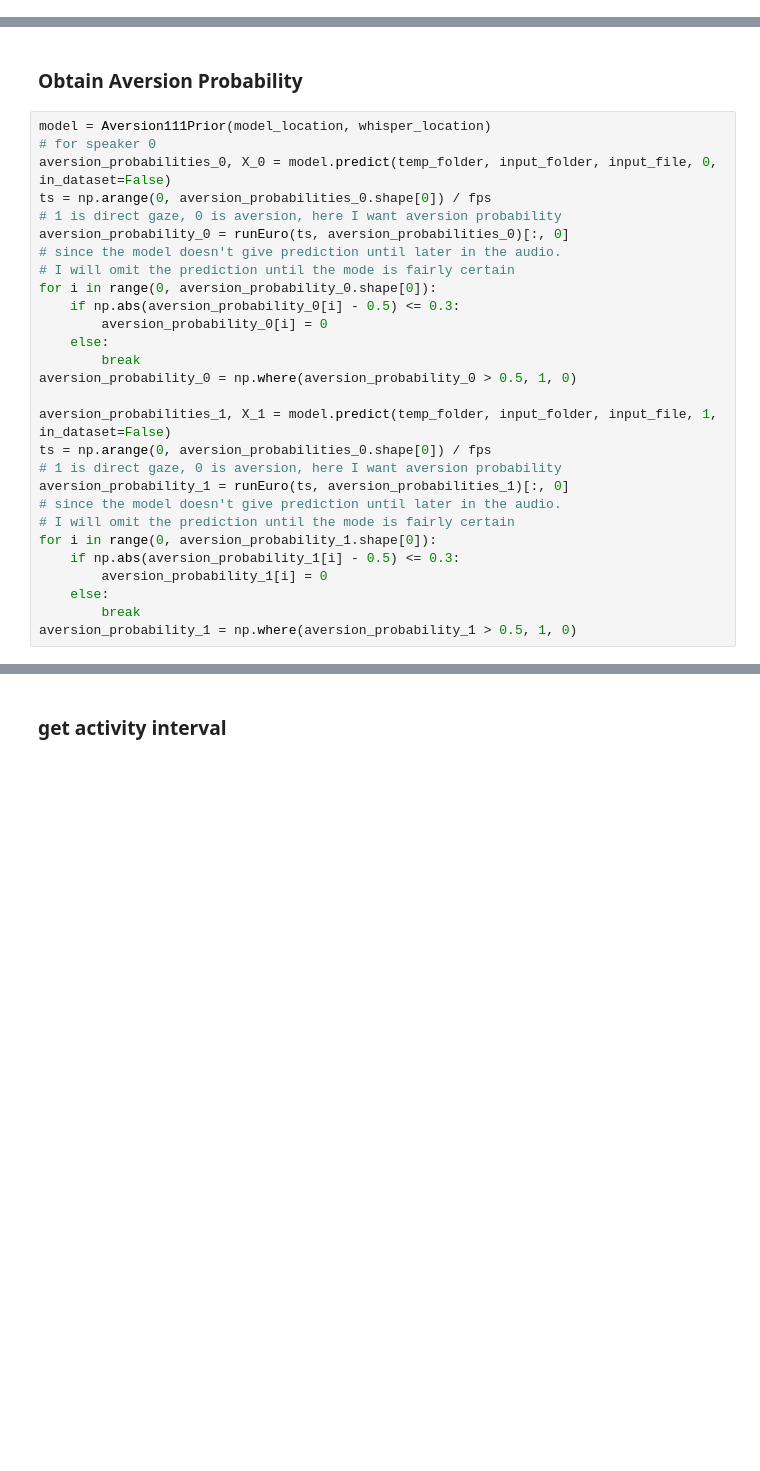
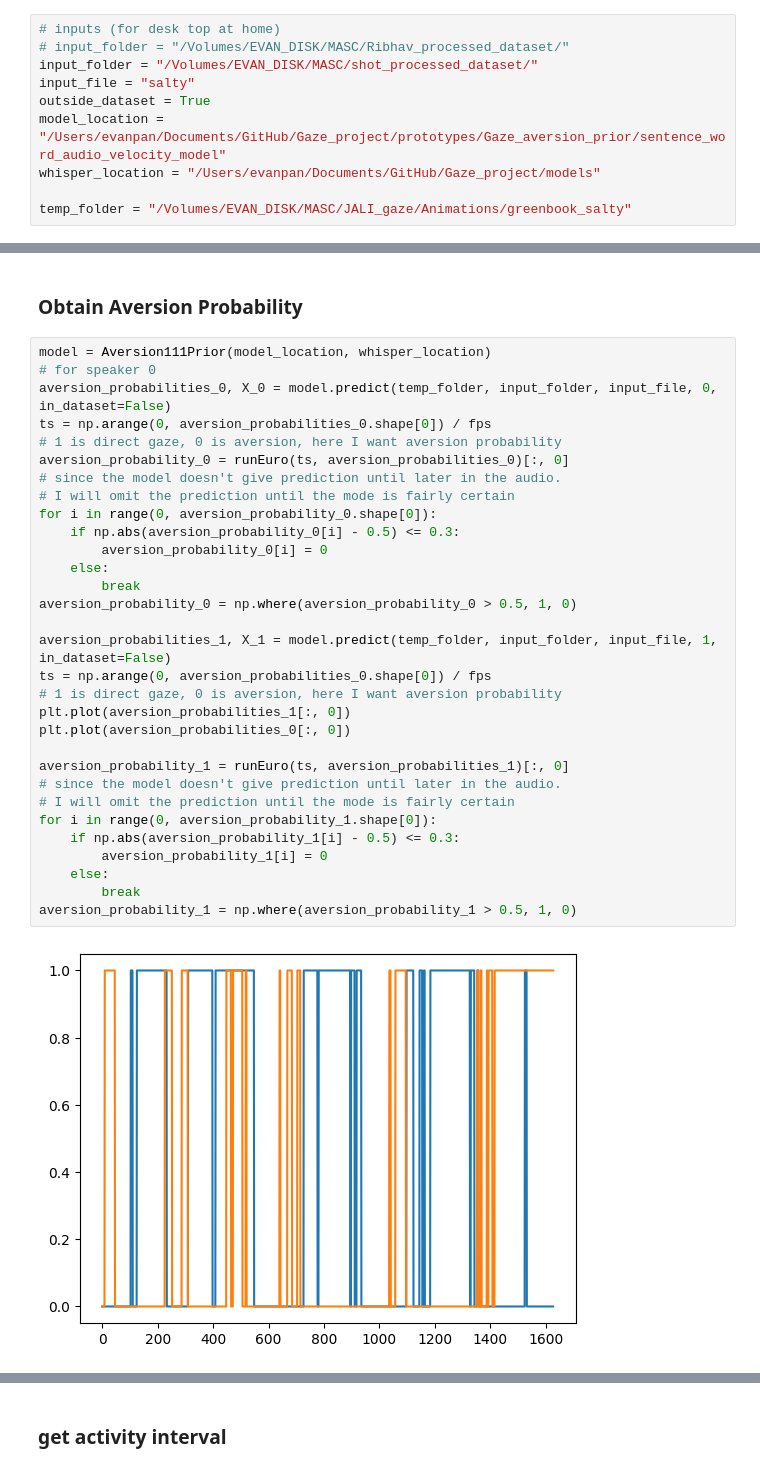
Before and after one commit to EvanSamaa/Gaze_project, a Jupyter notebook: gaze_framework_Iterative.ipynb, the cells around one changed output, grey strips where cells are left out. Cells and saved outputs as stored; diff of their text form; blank space fills up the shorter version.

```diff
--- a/gaze_framework_Iterative.ipynb
+++ b/gaze_framework_Iterative.ipynb
@@ -93,6 +98,16 @@ outside_dataset = True
 model_location = "C:/Users/evansamaa/Documents/GitHub/Gaze_project/prototypes/Gaze_aversion_prior/sentence_word_audio_velocity_model"
 whisper_location = "C:/Users/evansamaa/Documents/GitHub/Gaze_project/models"
 temp_folder = "F:/MASC/JALI_gaze/Animations/heat"
+# %%
+# inputs (for desk top at home)
+# input_folder = "/Volumes/EVAN_DISK/MASC/Ribhav_processed_dataset/"
+input_folder = "/Volumes/EVAN_DISK/MASC/shot_processed_dataset/"
+input_file = "salty"
+outside_dataset = True
+model_location = "/Users/evanpan/Documents/GitHub/Gaze_project/prototypes/Gaze_aversion_prior/sentence_word_audio_velocity_model"
+whisper_location = "/Users/evanpan/Documents/GitHub/Gaze_project/models"
+
+temp_folder = "/Volumes/EVAN_DISK/MASC/JALI_gaze/Animations/greenbook_salty"
 # %% [markdown]
 ## Get all the file paths
 # %%
@@ -244,28 +257,33 @@ class Neural_input_Saliency(Base_Static_Saliency_List):
 # %%
 model = Aversion111Prior(model_location, whisper_location)
 # for speaker 0
 aversion_probabilities_0, X_0 = model.predict(temp_folder, input_folder, input_file, 0, in_dataset=False)
 ts = np.arange(0, aversion_probabilities_0.shape[0]) / fps
 # 1 is direct gaze, 0 is aversion, here I want aversion probability
 aversion_probability_0 = runEuro(ts, aversion_probabilities_0)[:, 0]
 # since the model doesn't give prediction until later in the audio.
 # I will omit the prediction until the mode is fairly certain
 for i in range(0, aversion_probability_0.shape[0]):
     if np.abs(aversion_probability_0[i] - 0.5) <= 0.3:
         aversion_probability_0[i] = 0
     else:
         break
 aversion_probability_0 = np.where(aversion_probability_0 > 0.5, 1, 0)
 
 aversion_probabilities_1, X_1 = model.predict(temp_folder, input_folder, input_file, 1, in_dataset=False)
 ts = np.arange(0, aversion_probabilities_0.shape[0]) / fps
 # 1 is direct gaze, 0 is aversion, here I want aversion probability
+plt.plot(aversion_probabilities_1[:, 0])
+plt.plot(aversion_probabilities_0[:, 0])
+
 aversion_probability_1 = runEuro(ts, aversion_probabilities_1)[:, 0]
 # since the model doesn't give prediction until later in the audio.
 # I will omit the prediction until the mode is fairly certain
 for i in range(0, aversion_probability_1.shape[0]):
     if np.abs(aversion_probability_1[i] - 0.5) <= 0.3:
         aversion_probability_1[i] = 0
     else:
         break
 aversion_probability_1 = np.where(aversion_probability_1 > 0.5, 1, 0)
+# %% [output]
+[figure, added]
```
Also changed, not shown: parts of 4 cells of this notebook, 3 other files.
